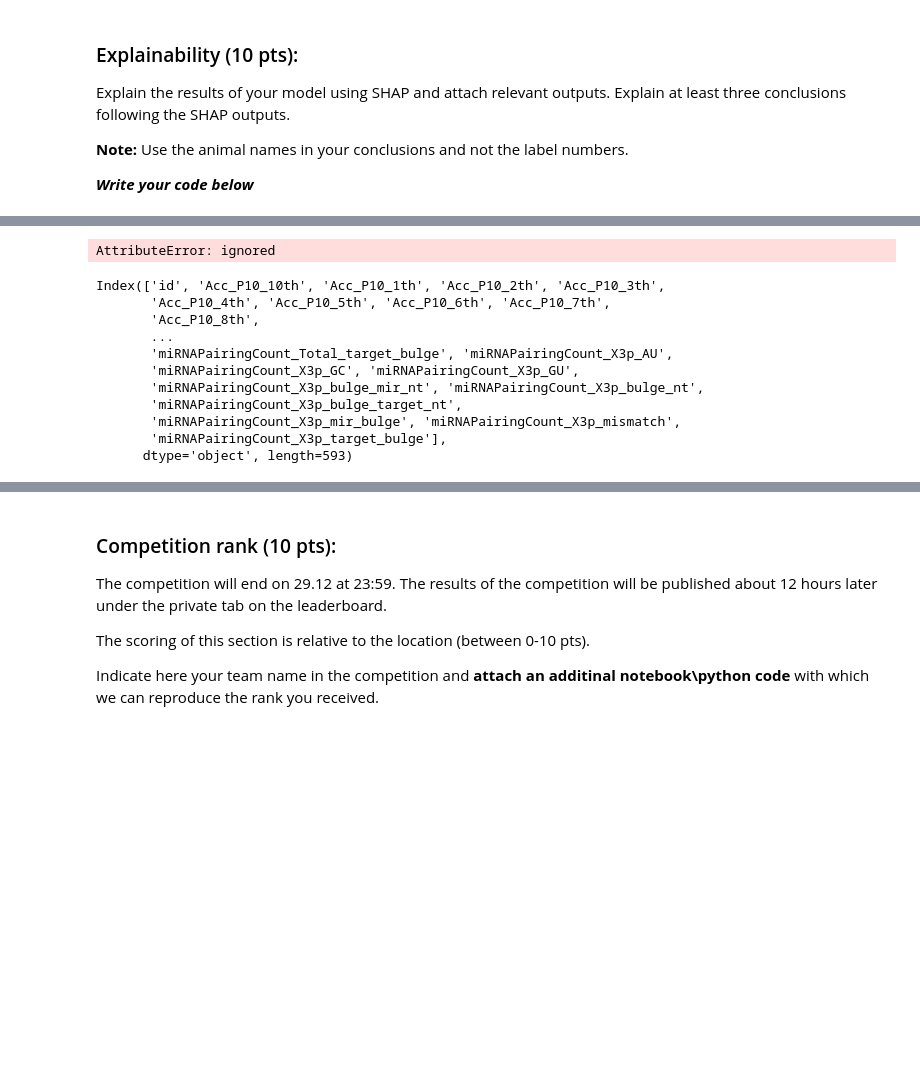
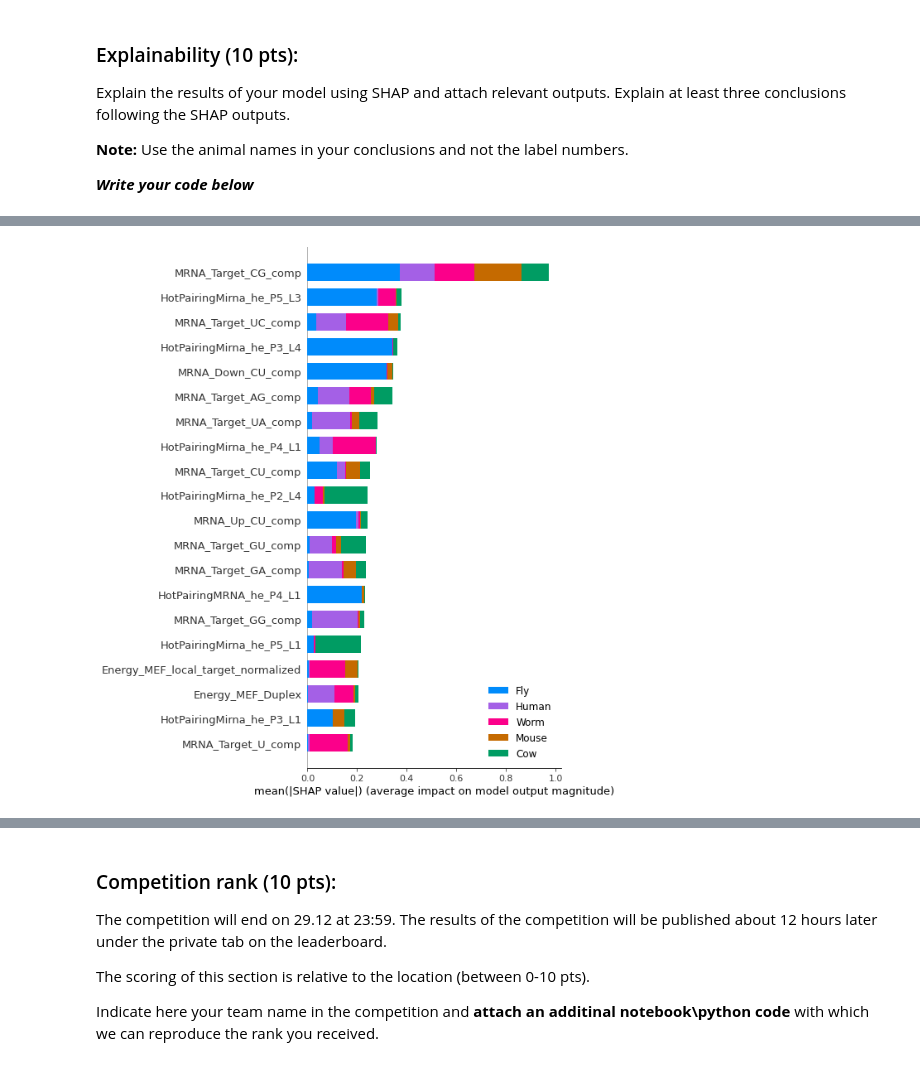
Before and after one commit to orenfix10/ML-project1, a Jupyter notebook: Main_Ex3_2023a_Ensemble_competition_(1).ipynb, the cells around one changed output, grey strips where cells are left out. Drawn from its saved outputs; the diff is of its cells as text; code cells hidden in the pictures; blank space fills up the shorter version.

```diff
--- a/Main_Ex3_2023a_Ensemble_competition_(1).ipynb
+++ b/Main_Ex3_2023a_Ensemble_competition_(1).ipynb
@@ -750,14 +780,0 @@ Accuracy: 79.26%
-# %%
-# LGBM
-model = lightgbm.LGBMClassifier(
-    max_depth=-1,
-      n_estimators=100,
-        reg_alpha=0.3,
-         reg_lambda=0.3)
-model.fit(X_train, Y_train)
-
-Y_pred_LGBM = model.predict(X_test)
-
-# evaluate predictions
-accuracy = accuracy_score(Y_test, Y_pred_LGBM)
-print("Accuracy: %.2f%%" % (accuracy * 100.0))
@@ -766,14 +780,0 @@ Accuracy: 78.32%
-# %%
-# LGBM
-model = lightgbm.LGBMClassifier(
-    max_depth=-1,
-      n_estimators=200,
-        reg_alpha=0.3,
-         reg_lambda=0.3)
-model.fit(X_train, Y_train)
-
-Y_pred_LGBM = model.predict(X_test)
-
-# evaluate predictions
-accuracy = accuracy_score(Y_test, Y_pred_LGBM)
-print("Accuracy: %.2f%%" % (accuracy * 100.0))
@@ -947,31 +946,20 @@ Successfully installed shap-0.41.0 slicer-0.0.7
+# %%
+# change column names
+X_train.columns = names
 # %%
 import shap
 
-model = lightgbm.LGBMClassifier().fit(X_train, Y_train)
-
-predict = model.predict(X_test)
+model_shap = lightgbm.LGBMClassifier().fit(X_train, Y_train)
+predict = model_shap.predict(X_test)
 # %%
 !pip install interpret
-# %%
-from mlxtend.plotting import plot_confusion_matrix
-
-
-class_names = ["Fly","Cow","Human","Mouse","Worm"]
-disp = plot_confusion_matrix(model, X_test, Y_test, cmap=plt.cm.Blues)
-# %% [output]
-AttributeError: ignored
-# %%
-x_train.columns
-# %% [output]
-Index(['id', 'Acc_P10_10th', 'Acc_P10_1th', 'Acc_P10_2th', 'Acc_P10_3th',
-       'Acc_P10_4th', 'Acc_P10_5th', 'Acc_P10_6th', 'Acc_P10_7th',
-       'Acc_P10_8th',
-       ...
-       'miRNAPairingCount_Total_target_bulge', 'miRNAPairingCount_X3p_AU',
-       'miRNAPairingCount_X3p_GC', 'miRNAPairingCount_X3p_GU',
-       'miRNAPairingCount_X3p_bulge_mir_nt', 'miRNAPairingCount_X3p_bulge_nt',
-       'miRNAPairingCount_X3p_bulge_target_nt',
-       'miRNAPairingCount_X3p_mir_bulge', 'miRNAPairingCount_X3p_mismatch',
-       'miRNAPairingCount_X3p_target_bulge'],
-      dtype='object', length=593)
+# %%
+# Fits the explainer
+explainer = shap.TreeExplainer(model_shap)
+shap_values = explainer.shap_values(X_train)
+# shap_values = shap.TreeExplainer(model_shap).shap_values(X_train)
+class_names = ["Fly","Cow","Human","Mouse","Worm"]
+shap.summary_plot(shap_values, X_train,class_names= class_names, plot_type="bar")
+# %% [output]
+[figure, added]
 # %%
```
Also changed, not shown: parts of 54 cells of this notebook.
